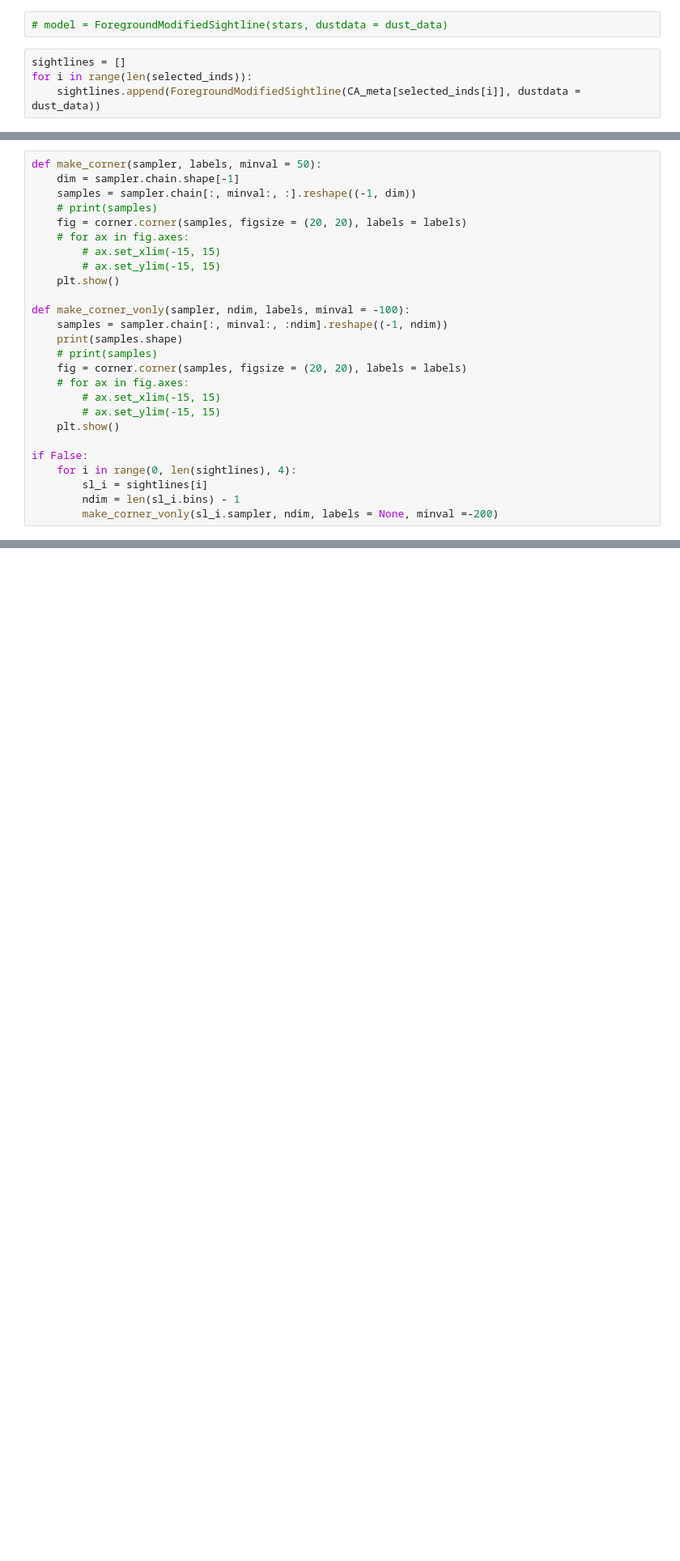
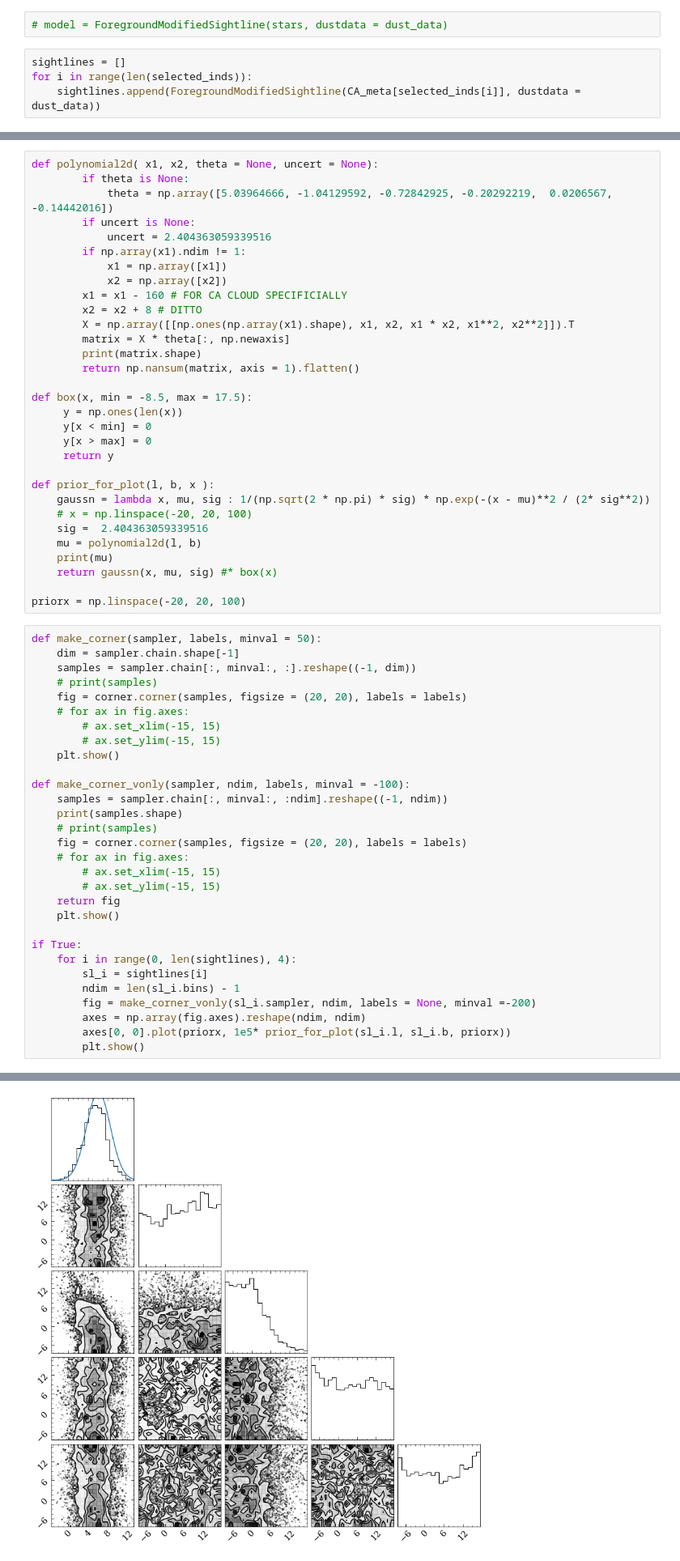
Before and after one commit to aidantmcb/microKT, a Jupyter notebook: 240322_modifysl.ipynb, the cells around one changed output, grey strips where cells are left out. Shown at 81% size. Cells and saved outputs as stored; diff of their text form; blank space fills up the shorter version.

```diff
--- a/240322_modifysl.ipynb
+++ b/240322_modifysl.ipynb
@@ -333,3 +510,34 @@ sightlines[0].intake(item[0])
+# %%
+def polynomial2d( x1, x2, theta = None, uncert = None):
+        if theta is None:
+            theta = np.array([5.03964666, -1.04129592, -0.72842925, -0.20292219,  0.0206567,  -0.14442016])
+        if uncert is None:
+            uncert = 2.404363059339516
+        if np.array(x1).ndim != 1:
+            x1 = np.array([x1])
+            x2 = np.array([x2])
+        x1 = x1 - 160 # FOR CA CLOUD SPECIFICIALLY
+        x2 = x2 + 8 # DITTO
+        X = np.array([[np.ones(np.array(x1).shape), x1, x2, x1 * x2, x1**2, x2**2]]).T
+        matrix = X * theta[:, np.newaxis]
+        print(matrix.shape)
+        return np.nansum(matrix, axis = 1).flatten()
+
+def box(x, min = -8.5, max = 17.5):
+     y = np.ones(len(x))
+     y[x < min] = 0
+     y[x > max] = 0
+     return y
+
+def prior_for_plot(l, b, x ):
+    gaussn = lambda x, mu, sig : 1/(np.sqrt(2 * np.pi) * sig) * np.exp(-(x - mu)**2 / (2* sig**2))
+    # x = np.linspace(-20, 20, 100)
+    sig =  2.404363059339516
+    mu = polynomial2d(l, b)
+    print(mu)
+    return gaussn(x, mu, sig) #* box(x)
+
+priorx = np.linspace(-20, 20, 100)
 # %%
 def make_corner(sampler, labels, minval = 50):
     dim = sampler.chain.shape[-1]
@@ -349,10 +557,15 @@ def make_corner_vonly(sampler, ndim, labels, minval = -100):
     # for ax in fig.axes:
         # ax.set_xlim(-15, 15)
         # ax.set_ylim(-15, 15)
+    return fig
     plt.show()
 
-if False:
+if True:
     for i in range(0, len(sightlines), 4):
         sl_i = sightlines[i]
         ndim = len(sl_i.bins) - 1
-        make_corner_vonly(sl_i.sampler, ndim, labels = None, minval =-200)
+        fig = make_corner_vonly(sl_i.sampler, ndim, labels = None, minval =-200)
+        axes = np.array(fig.axes).reshape(ndim, ndim)
+        axes[0, 0].plot(priorx, 1e5* prior_for_plot(sl_i.l, sl_i.b, priorx))
+        plt.show()
+# %% [output]
@@ -358,0 +575 @@ if False:
+[figure, added]
```
Also changed, not shown: parts of 40 cells of this notebook, 2 other files.
